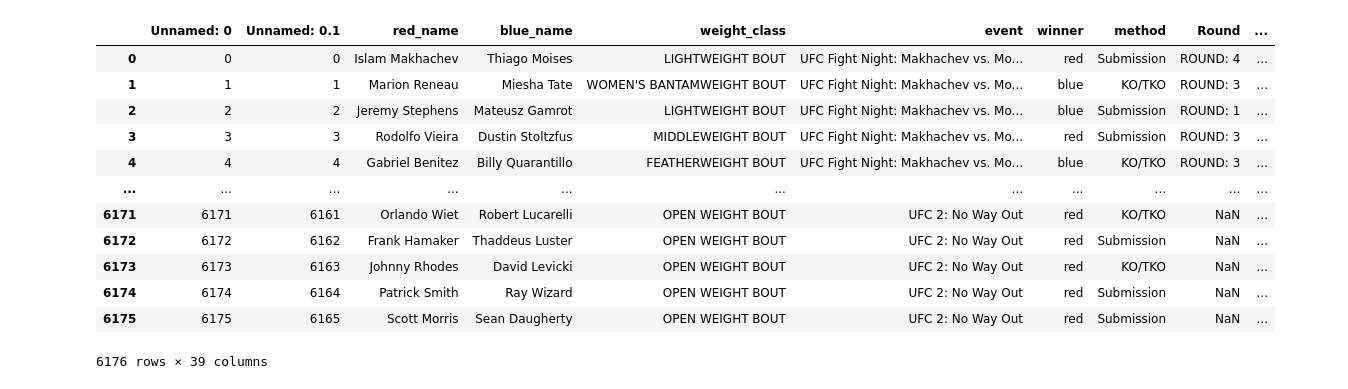
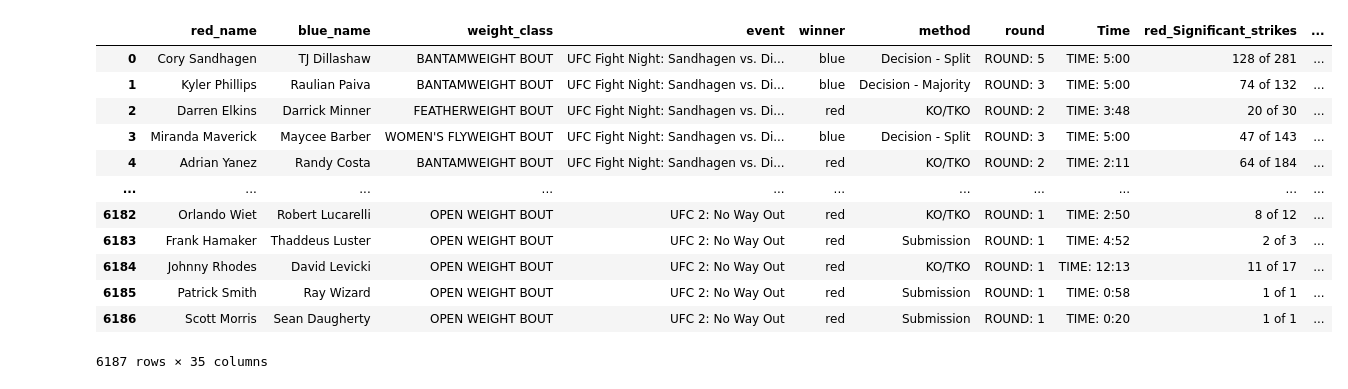
Before and after one commit to a925sw/ufc_stats, a Jupyter notebook: scrapers/updater.ipynb, the cells around one changed output. Cells and saved outputs as stored; diff of their text form; code cells hidden in the pictures.

```diff
--- a/scrapers/updater.ipynb
+++ b/scrapers/updater.ipynb
@@ -399,21 +394,21 @@ new_fights_df
 # %%
-all_fights_df = pd.read_csv("../data/rolling_fight_data.csv")
+all_fights_df = pd.read_csv("../data/rolling_fights_data.csv")
 all_fights_df = all_fights_df.drop(columns="Unnamed: 0")
 all_fights_df
 # %% [output]
-|  | Unnamed: 0 | Unnamed: 0.1 | red_name | blue_name | weight_class | event | winner | method | Round | ... |
-| 0 | 0 | 0 | Islam Makhachev | Thiago Moises | LIGHTWEIGHT BOUT | UFC Fight Night: Makhachev vs. Mo... | red | Submission | ROUND: 4 | ... |
-| 1 | 1 | 1 | Marion Reneau | Miesha Tate | WOMEN'S BANTAMWEIGHT BOUT | UFC Fight Night: Makhachev vs. Mo... | blue | KO/TKO | ROUND: 3 | ... |
-| 2 | 2 | 2 | Jeremy Stephens | Mateusz Gamrot | LIGHTWEIGHT BOUT | UFC Fight Night: Makhachev vs. Mo... | blue | Submission | ROUND: 1 | ... |
-| 3 | 3 | 3 | Rodolfo Vieira | Dustin Stoltzfus | MIDDLEWEIGHT BOUT | UFC Fight Night: Makhachev vs. Mo... | red | Submission | ROUND: 3 | ... |
-| 4 | 4 | 4 | Gabriel Benitez | Billy Quarantillo | FEATHERWEIGHT BOUT | UFC Fight Night: Makhachev vs. Mo... | blue | KO/TKO | ROUND: 3 | ... |
+|  | red_name | blue_name | weight_class | event | winner | method | round | Time | red_Significant_strikes | ... |
+| 0 | Cory Sandhagen | TJ Dillashaw | BANTAMWEIGHT BOUT | UFC Fight Night: Sandhagen vs. Di... | blue | Decision - Split | ROUND: 5 | TIME: 5:00 | 128 of 281 | ... |
+| 1 | Kyler Phillips | Raulian Paiva | BANTAMWEIGHT BOUT | UFC Fight Night: Sandhagen vs. Di... | blue | Decision - Majority | ROUND: 3 | TIME: 5:00 | 74 of 132 | ... |
+| 2 | Darren Elkins | Darrick Minner | FEATHERWEIGHT BOUT | UFC Fight Night: Sandhagen vs. Di... | red | KO/TKO | ROUND: 2 | TIME: 3:48 | 20 of 30 | ... |
+| 3 | Miranda Maverick | Maycee Barber | WOMEN'S FLYWEIGHT BOUT | UFC Fight Night: Sandhagen vs. Di... | blue | Decision - Split | ROUND: 3 | TIME: 5:00 | 47 of 143 | ... |
+| 4 | Adrian Yanez | Randy Costa | BANTAMWEIGHT BOUT | UFC Fight Night: Sandhagen vs. Di... | red | KO/TKO | ROUND: 2 | TIME: 2:11 | 64 of 184 | ... |
 | ... | ... | ... | ... | ... | ... | ... | ... | ... | ... | ... |
-| 6171 | 6171 | 6161 | Orlando Wiet | Robert Lucarelli | OPEN WEIGHT BOUT | UFC 2: No Way Out | red | KO/TKO | NaN | ... |
-| 6172 | 6172 | 6162 | Frank Hamaker | Thaddeus Luster | OPEN WEIGHT BOUT | UFC 2: No Way Out | red | Submission | NaN | ... |
-| 6173 | 6173 | 6163 | Johnny Rhodes | David Levicki | OPEN WEIGHT BOUT | UFC 2: No Way Out | red | KO/TKO | NaN | ... |
-| 6174 | 6174 | 6164 | Patrick Smith | Ray Wizard | OPEN WEIGHT BOUT | UFC 2: No Way Out | red | Submission | NaN | ... |
-| 6175 | 6175 | 6165 | Scott Morris | Sean Daugherty | OPEN WEIGHT BOUT | UFC 2: No Way Out | red | Submission | NaN | ... |
+| 6182 | Orlando Wiet | Robert Lucarelli | OPEN WEIGHT BOUT | UFC 2: No Way Out | red | KO/TKO | ROUND: 1 | TIME: 2:50 | 8 of 12 | ... |
+| 6183 | Frank Hamaker | Thaddeus Luster | OPEN WEIGHT BOUT | UFC 2: No Way Out | red | Submission | ROUND: 1 | TIME: 4:52 | 2 of 3 | ... |
+| 6184 | Johnny Rhodes | David Levicki | OPEN WEIGHT BOUT | UFC 2: No Way Out | red | KO/TKO | ROUND: 1 | TIME: 12:13 | 11 of 17 | ... |
+| 6185 | Patrick Smith | Ray Wizard | OPEN WEIGHT BOUT | UFC 2: No Way Out | red | Submission | ROUND: 1 | TIME: 0:58 | 1 of 1 | ... |
+| 6186 | Scott Morris | Sean Daugherty | OPEN WEIGHT BOUT | UFC 2: No Way Out | red | Submission | ROUND: 1 | TIME: 0:20 | 1 of 1 | ... |
-6176 rows × 39 columns
+6187 rows × 35 columns
 # %%
 fight_frames = [new_fights_df, all_fights_df]
 rolling_fights_df = pd.concat(fight_frames)
```
Also changed, not shown: parts of 20 cells of this notebook, 18 other files.
